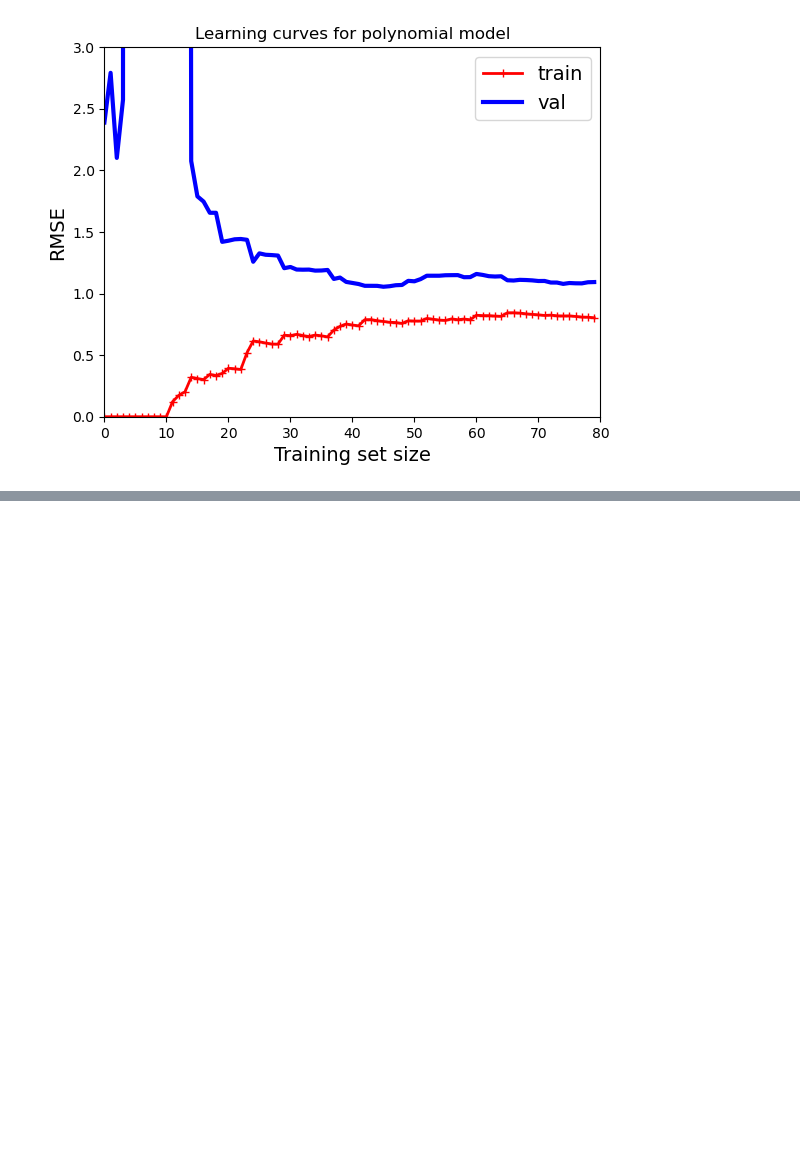
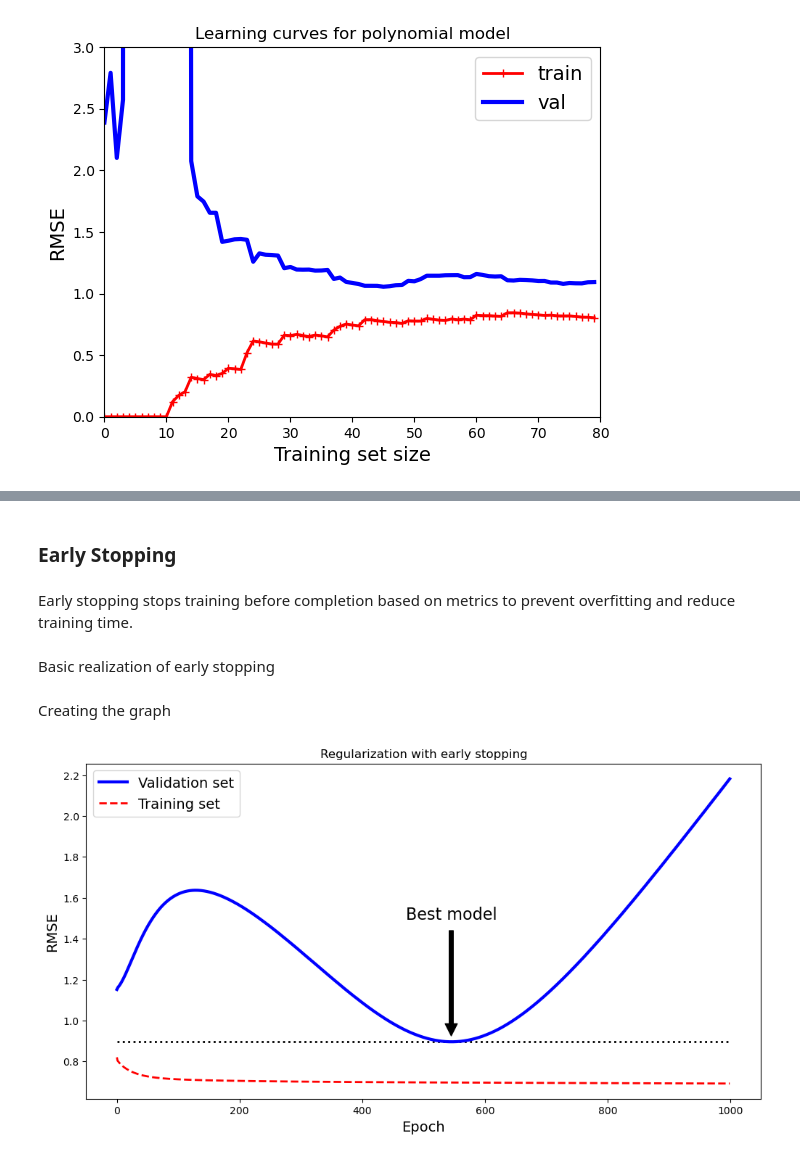
Before and after one commit to Ivan-Grigorev/Hands_On_ML, a Jupyter notebook: chapter_04.ipynb, the cells around one changed output, grey strips where cells are left out. Drawn from its saved outputs; the diff is of its cells as text; code cells hidden in the pictures; blank space fills up the shorter version.

Commit message:
Completed section Early Stopping from Chapter 04

```diff
--- a/chapter_04.ipynb
+++ b/chapter_04.ipynb
@@ -485,0 +613,14 @@ plt.show()
+# %% [markdown]
+<h3>Early Stopping</h3>
+# %% [markdown]
+Early stopping stops training before completion based on metrics to prevent overfitting and reduce training time.
+# %%
+np.random.seed(42)
+
+m = 100
+X = 6 * np.random.rand(m, 1) - 3
+y = 2 + X + 0.5 * X ** 2 + np.random.randn(m, 1)
+
+X_train, X_val, y_train, y_val = train_test_split(X[:50], y[:50].ravel(), test_size=0.5, random_state=10)
+# %% [markdown]
+Basic realization of early stopping
@@ -485,0 +661,62 @@ plt.show()
+# %% [markdown]
+Creating the graph
+# %%
+sgd_reg = SGDRegressor(
+    max_iter=1000,
+    tol=1e-3,
+    warm_start=True,
+    penalty=None,
+    learning_rate='constant',
+    eta0=0.0005,
+    random_state=42
+)
+
+n_epochs = 1000
+train_errors, val_errors = [], []
+
+for epoch in range(n_epochs):
+    sgd_reg.fit(X_train_poly_scaled, y_train)
+
+    y_train_predict = sgd_reg.predict(X_train_poly_scaled)
+    y_val_predict = sgd_reg.predict(X_val_poly_scaled)
+
+    train_errors.append(mean_squared_error(y_train, y_train_predict))
+    val_errors.append(mean_squared_error(y_val, y_val_predict))
+
+best_epoch = np.argmin(val_errors)
+best_val_rmse = np.sqrt(val_errors[best_epoch])
+
+plt.figure(figsize=(12, 6))
+plt.annotate('Best model',
+             xy=(best_epoch, best_val_rmse),
+             xytext=(best_epoch, best_val_rmse + 0.6),
+             ha="center",
+             arrowprops=dict(facecolor='black', shrink=0.05),
+             fontsize=16,
+            )
+
+plt.plot(
+    [0, n_epochs],
+    [best_val_rmse, best_val_rmse],
+    "k:",
+    linewidth=2
+)
+plt.plot(
+    np.sqrt(val_errors),
+    "b-",
+    linewidth=3,
+    label="Validation set"
+)
+plt.plot(
+    np.sqrt(train_errors),
+    "r--",
+    linewidth=2,
+    label="Training set"
+)
+plt.legend(loc="upper left", fontsize=14)
+plt.xlabel("Epoch", fontsize=14)
+plt.ylabel("RMSE", fontsize=14)
+plt.title('Regularization with early stopping')
+plt.show()
+# %% [output]
+[figure, added]
```
Also changed, not shown: parts of 31 cells of this notebook.
